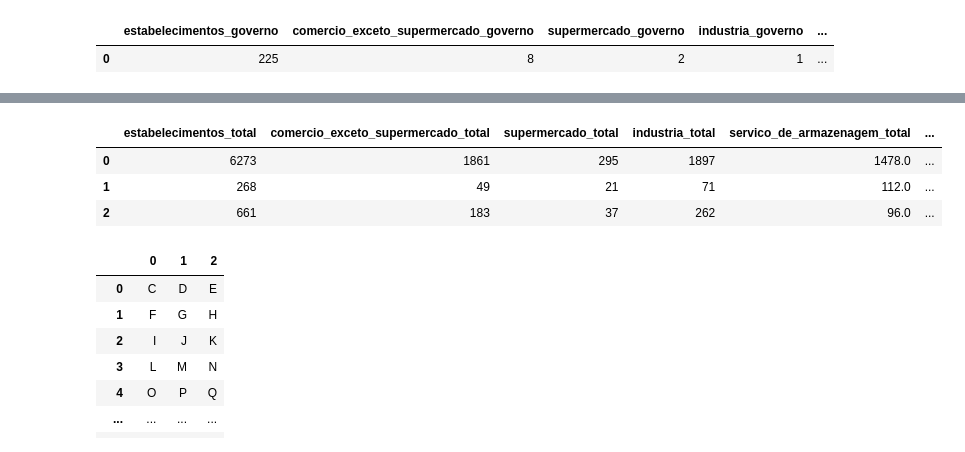
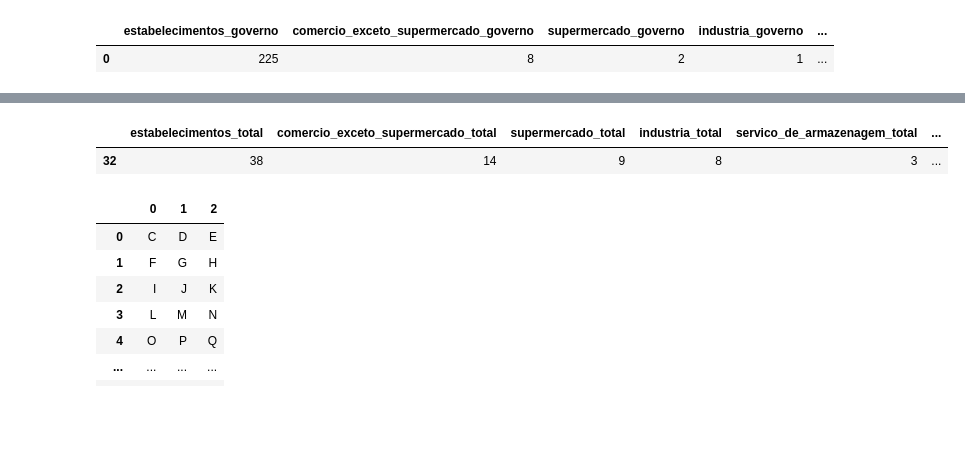
Before and after one commit to Megalonnix/Projeto_Integrador_-PI-_2sem2025, a Jupyter notebook: notebooks/scripts/analiseTabela278 copy.ipynb, the cells around one changed output, grey strips where cells are left out. Saved outputs shown, nothing was run; the diff lists cells and outputs as text; code cells hidden in the pictures; blank space fills up the shorter version.

```diff
--- a/notebooks/scripts/analiseTabela278 copy.ipynb
+++ b/notebooks/scripts/analiseTabela278 copy.ipynb
@@ -129,6 +114,12 @@ substitutos_coluna_C.head(6)
 # %%
-substitutos_coluna_A = pd.DataFrame(list(coluna_A.unique()), columns=['unidade_federacao'])
-substitutos_coluna_A.head()
+# Até o momento nem usei esse dataframr
+# com as unidades federais:
+
+substitutos_coluna_A = pd.DataFrame(
+    list(coluna_A.unique()),
+    columns=['unidade_federacao'])
+
+substitutos_coluna_A
 # %% [output]
 |  | unidade_federacao |
 | 0 | Brasil |
@@ -156,7 +158,7 @@ novo_df.head()
 | 3 | Sudeste | 1789 | 429 | 125 | 669 | ... |
 | 4 | Sul | 2606 | 1083 | 95 | 705 | ... |
 # %%
-coluna_D = [ cell[0].value for cell in sheet['D7':'D199']]
+coluna_D = [ cell[0].value for cell in sheet['D7':'D204']]
 # %%
 listaDividida = \
     [coluna_D[i:i+6] for i in range(0, len(coluna_D), 6)]
@@ -186,5 +188,5 @@ novo_df.head(3)
 # %%
-coluna_E = [ cell[0].value for cell in sheet['E7':'E199']]
+coluna_E = [ cell[0].value for cell in sheet['E7':'E204']]
 
 listaDividida = \
     [coluna_E[i:i+6] for i in range(0, len(coluna_E), 6)]
@@ -342,17 +365,26 @@ tp_armazens_graneleiros[0:6] # Pegando apenas a categoria TOTAL (teste)
  'servico_de_armazenagem_total',
  'producao_agropecuaria_total']
 # %%
-armazens_totais = ma_df.reorganizeColumn('C',
+armazens_totais = ma_df.reorganizeColumn(
+    letraCol='C',
     cabecalho=tp_armazens_graneleiros[0:6],
-    sheet_excel=sheet)
+    sheet_excel=sheet,
+    linhaInicio='7',
+    linhaFim='204')
 
-armazens_governo = ma_df.reorganizeColumn('D',
+armazens_governo = ma_df.reorganizeColumn(
+    letraCol='D',
     cabecalho=tp_armazens_graneleiros[6:12],
-    sheet_excel=sheet)
+    sheet_excel=sheet,
+    linhaInicio='7',
+    linhaFim='204')
 
-armagens_privados = ma_df.reorganizeColumn('E',
+armagens_privados = ma_df.reorganizeColumn(
+    letraCol='E',
     cabecalho=tp_armazens_graneleiros[12:18],
-    sheet_excel=sheet)
+    sheet_excel=sheet,
+    linhaInicio='7',
+    linhaFim='204')
 # %%
 armazens_totais.head(1)
 # %% [output]
@@ -371,19 +418,21 @@ armagens_privados.head(1)
 # %%
-ma_df.merge_total_governo_privado_tpArmazem_dt_registro(
+# Aglutinando 3 datasets acima, com
+# categorias de armazenadores
+# diferentes (Total, Governo, Iniciativa Privada):
+
+ma_df.merge_dfTotal_dfGoverno_dfPrivado_mais_tpArmazem_dt_registro(
     armazens_totais,
     armazens_governo,
     armagens_privados,
     'categoria_armazem',
     'Armazéns Convencionais, estruturais e infláveis',
     'dt_registro',
     '2º semestre 2007',
     novo_df)\
-        .head(3)
+        .tail(1)
 # %% [output]
 |  | estabelecimentos_total | comercio_exceto_supermercado_total | supermercado_total | industria_total | servico_de_armazenagem_total | ... |
-| 0 | 6273 | 1861 | 295 | 1897 | 1478.0 | ... |
-| 1 | 268 | 49 | 21 | 71 | 112.0 | ... |
-| 2 | 661 | 183 | 37 | 262 | 96.0 | ... |
+| 32 | 38 | 14 | 9 | 8 | 3 | ... |
 # %%
 from openpyxl.utils import get_column_letter
 # %%
```
Also changed, not shown: parts of 26 cells of this notebook, 2 other files.
